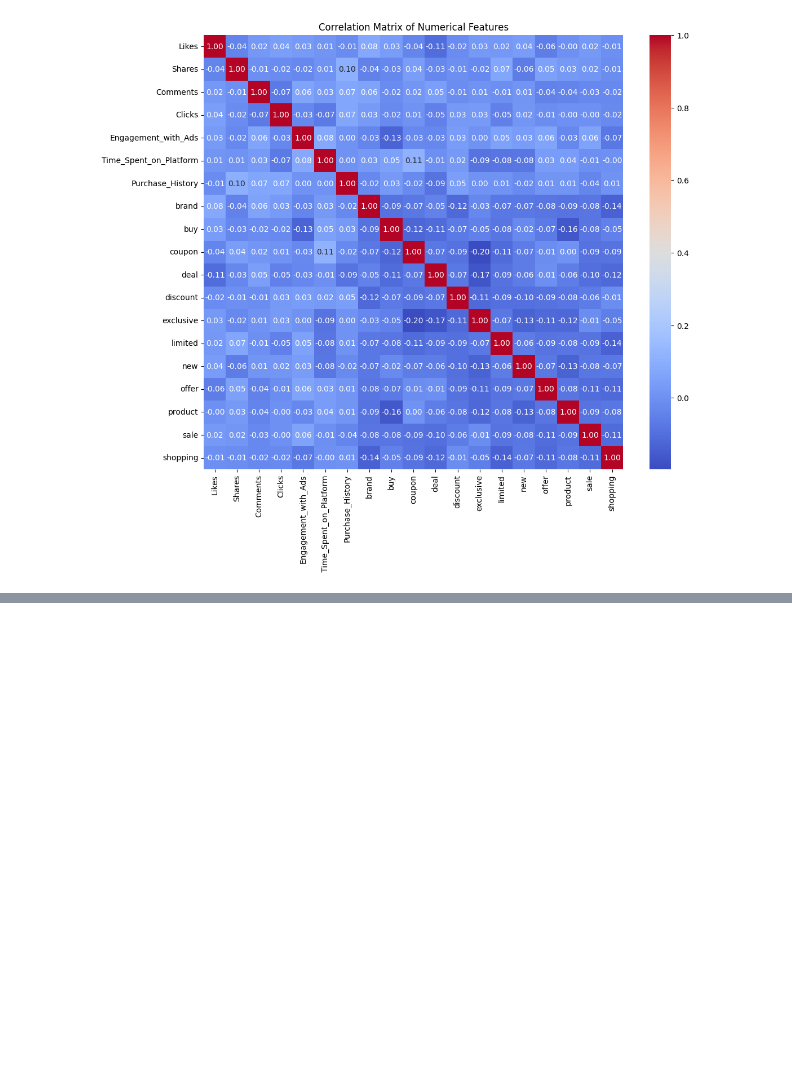
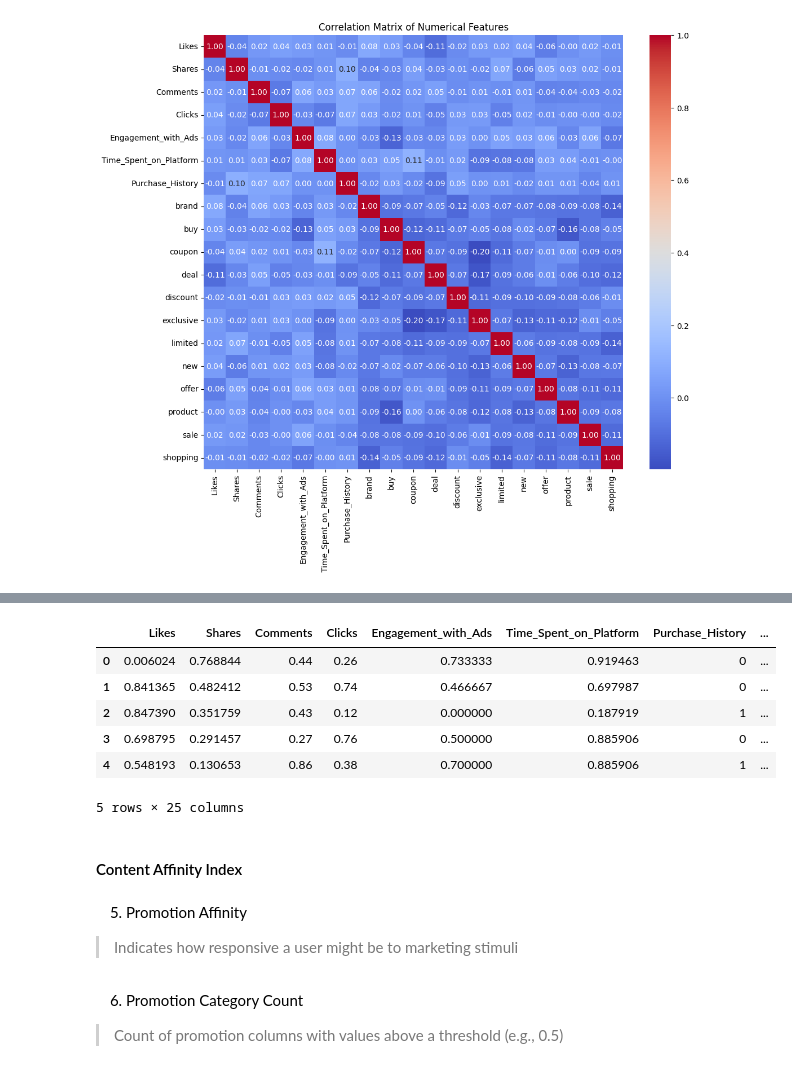
Before and after one commit to aminayusif/PurchaseIQ, a Jupyter notebook: EngageIQ_Predictive_Marketing.ipynb, the cells around one changed output, grey strips where cells are left out. Cells and saved outputs as stored; diff of their text form; code cells hidden in the pictures; blank space fills up the shorter version.

```diff
--- a/EngageIQ_Predictive_Marketing.ipynb
+++ b/EngageIQ_Predictive_Marketing.ipynb
@@ -156,0 +180,2 @@ plt.show()
+# %%
+data['Total_Engagement'] = data['Likes'] + data['Shares'] + data['Comments'] + data['Clicks']
@@ -156,0 +184,2 @@ plt.show()
+# %%
+data['Engagement_Ratio'] = data['Total_Engagement'] / (data['Time_Spent_on_Platform'] + 1e-5)
@@ -156,0 +188,2 @@ plt.show()
+# %%
+data['Click_Through_Ratio'] = data['Clicks'] / (data['Likes'] + data['Shares'] + data['Comments'] + 1e-5)
@@ -156,0 +192,2 @@ plt.show()
+# %%
+data['Ad_Engagement_Rate'] = data['Engagement_with_Ads'] / (data['Time_Spent_on_Platform'] + 1e-5)
@@ -156,0 +214,17 @@ plt.show()
+# %%
+data.head()
+# %% [output]
+|  | Likes | Shares | Comments | Clicks | Engagement_with_Ads | Time_Spent_on_Platform | Purchase_History | ... |
+| 0 | 0.006024 | 0.768844 | 0.44 | 0.26 | 0.733333 | 0.919463 | 0 | ... |
+| 1 | 0.841365 | 0.482412 | 0.53 | 0.74 | 0.466667 | 0.697987 | 0 | ... |
+| 2 | 0.847390 | 0.351759 | 0.43 | 0.12 | 0.000000 | 0.187919 | 1 | ... |
+| 3 | 0.698795 | 0.291457 | 0.27 | 0.76 | 0.500000 | 0.885906 | 0 | ... |
+| 4 | 0.548193 | 0.130653 | 0.86 | 0.38 | 0.700000 | 0.885906 | 1 | ... |
+5 rows × 25 columns
+# %% [markdown]
+#### Content Affinity Index
+# %% [markdown]
+5. Promotion Affinity
+
+
+>  Indicates how responsive a user might be to marketing stimuli
@@ -156,0 +236,5 @@ plt.show()
+# %% [markdown]
+6. Promotion Category Count
+
+
+> Count of promotion columns with values above a threshold (e.g., 0.5)
```
Also changed, not shown: parts of 17 cells of this notebook.
